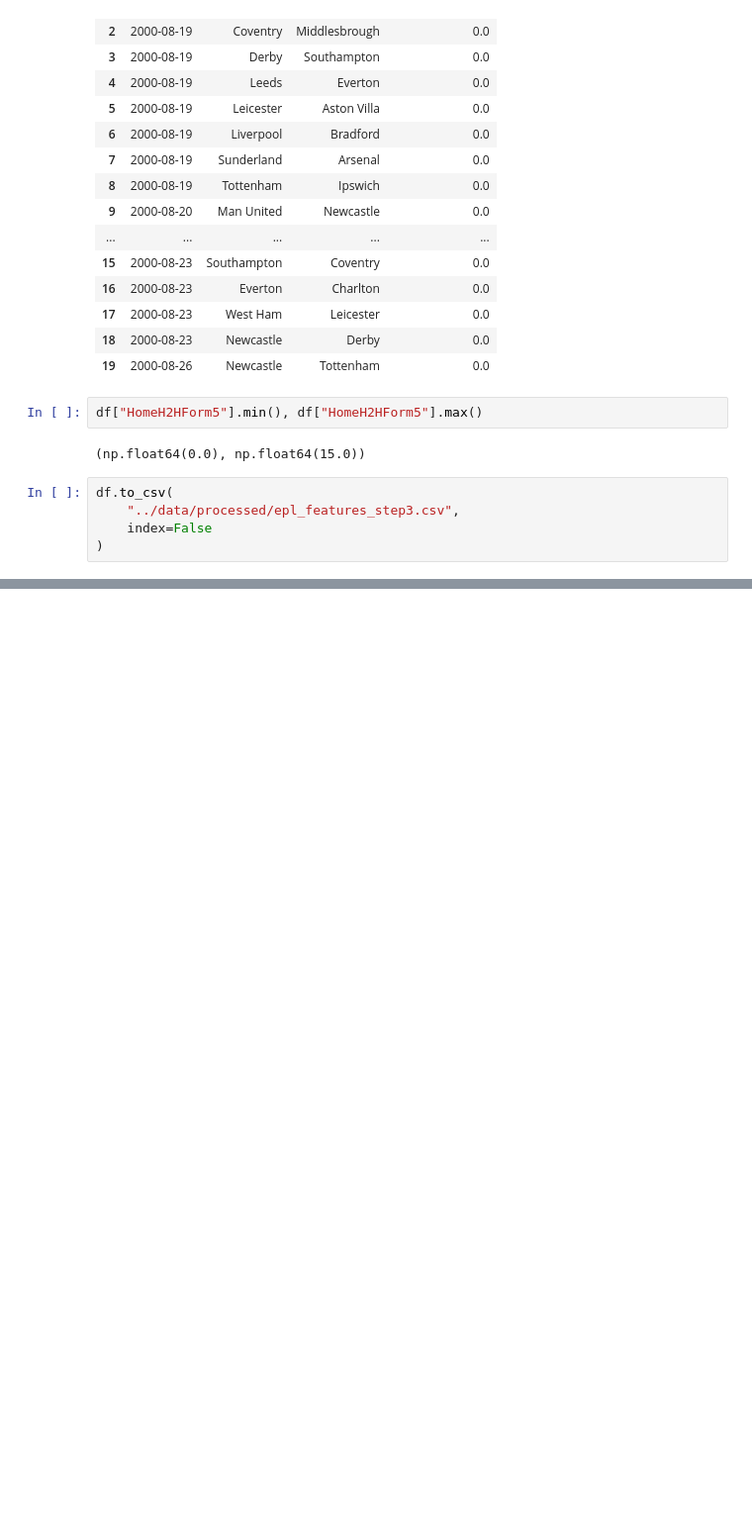
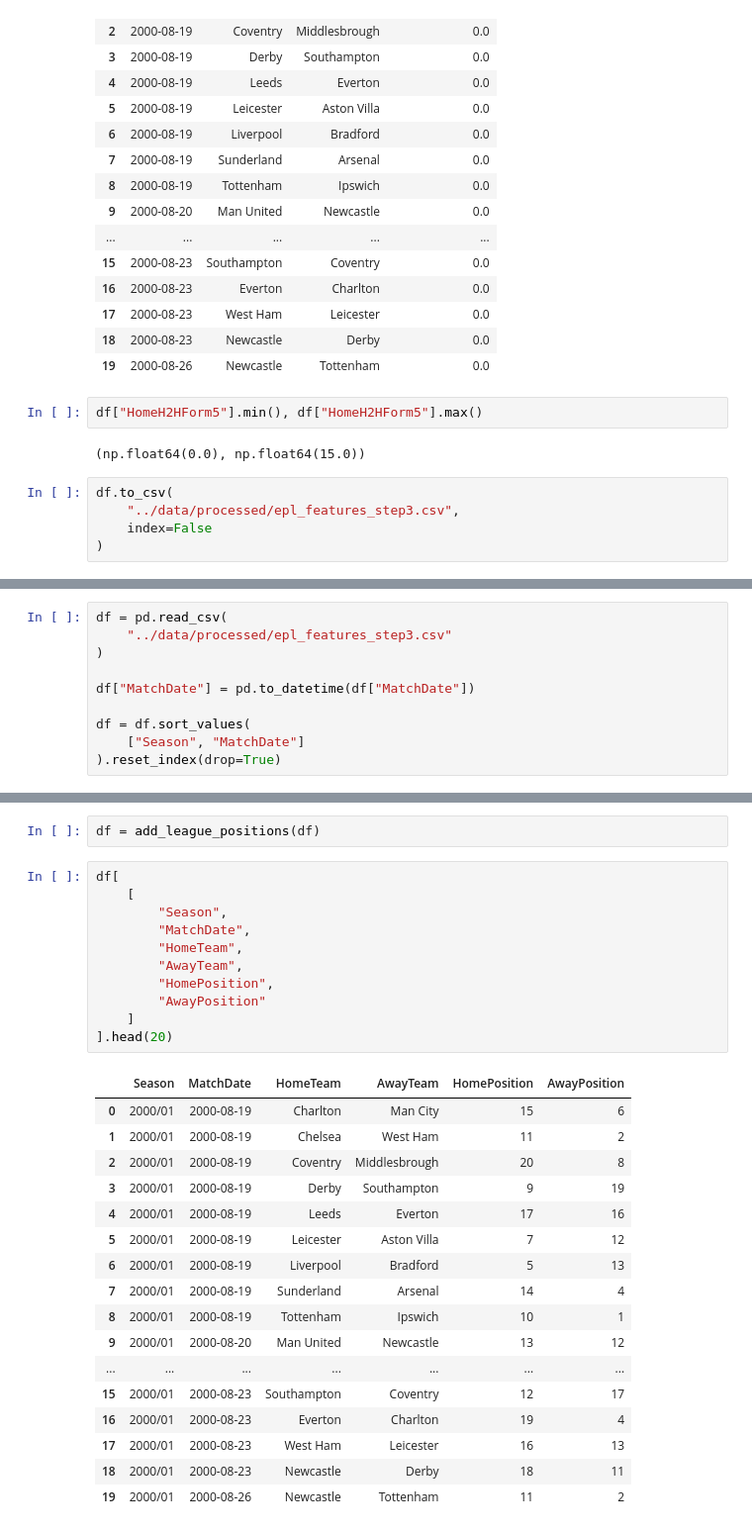
Before and after one commit to avrbt/Prem_League_Prediction, a Jupyter notebook: notebooks/04_feature_engineering.ipynb, the cells around one changed output, grey strips where cells are left out. Shown at 99% size. Drawn from its saved outputs; the diff is of its cells as text; blank space fills up the shorter version.

Commit message:
Add pre-match league position features

```diff
--- a/notebooks/04_feature_engineering.ipynb
+++ b/notebooks/04_feature_engineering.ipynb
@@ -566,0 +569,10 @@ df.to_csv(
+# %%
+df = pd.read_csv(
+    "../data/processed/epl_features_step3.csv"
+)
+
+df["MatchDate"] = pd.to_datetime(df["MatchDate"])
+
+df = df.sort_values(
+    ["Season", "MatchDate"]
+).reset_index(drop=True)
@@ -566,0 +685,31 @@ df.to_csv(
+# %%
+df = add_league_positions(df)
+# %%
+df[
+    [
+        "Season",
+        "MatchDate",
+        "HomeTeam",
+        "AwayTeam",
+        "HomePosition",
+        "AwayPosition"
+    ]
+].head(20)
+# %% [output]
+|  | Season | MatchDate | HomeTeam | AwayTeam | HomePosition | AwayPosition |
+| 0 | 2000/01 | 2000-08-19 | Charlton | Man City | 15 | 6 |
+| 1 | 2000/01 | 2000-08-19 | Chelsea | West Ham | 11 | 2 |
+| 2 | 2000/01 | 2000-08-19 | Coventry | Middlesbrough | 20 | 8 |
+| 3 | 2000/01 | 2000-08-19 | Derby | Southampton | 9 | 19 |
+| 4 | 2000/01 | 2000-08-19 | Leeds | Everton | 17 | 16 |
+| 5 | 2000/01 | 2000-08-19 | Leicester | Aston Villa | 7 | 12 |
+| 6 | 2000/01 | 2000-08-19 | Liverpool | Bradford | 5 | 13 |
+| 7 | 2000/01 | 2000-08-19 | Sunderland | Arsenal | 14 | 4 |
+| 8 | 2000/01 | 2000-08-19 | Tottenham | Ipswich | 10 | 1 |
+| 9 | 2000/01 | 2000-08-20 | Man United | Newcastle | 13 | 12 |
+| ... | ... | ... | ... | ... | ... | ... |
+| 15 | 2000/01 | 2000-08-23 | Southampton | Coventry | 12 | 17 |
+| 16 | 2000/01 | 2000-08-23 | Everton | Charlton | 19 | 4 |
+| 17 | 2000/01 | 2000-08-23 | West Ham | Leicester | 16 | 13 |
+| 18 | 2000/01 | 2000-08-23 | Newcastle | Derby | 18 | 11 |
+| 19 | 2000/01 | 2000-08-26 | Newcastle | Tottenham | 11 | 2 |
```
Also changed, not shown: parts of 6 cells of this notebook, 1 other file.
